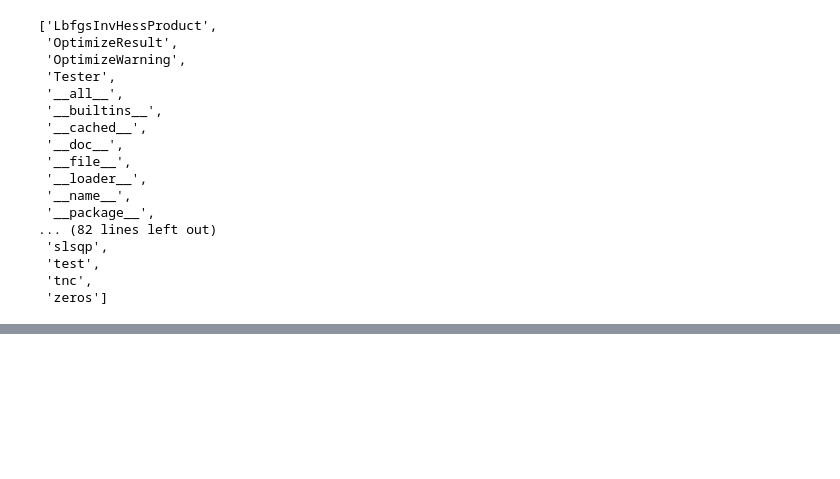
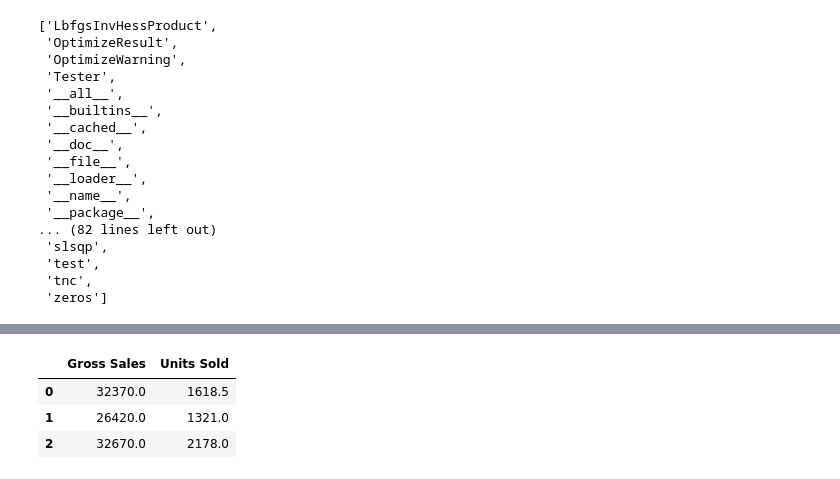
Before and after one commit to josephcslater/JupyterExamples, a Jupyter notebook: Newton_Raphson.ipynb, the cells around one changed output, grey strips where cells are left out. Saved outputs shown, nothing was run; the diff lists cells and outputs as text; code cells hidden in the pictures; blank space fills up the shorter version.

```diff
--- a/Newton_Raphson.ipynb
+++ b/Newton_Raphson.ipynb
@@ -226,0 +290,7 @@ locals()[function_name]
+# %%
+df[['Gross Sales','Units Sold']].iloc[[0,1,2],[0,1]]
+# %% [output]
+|  | Gross Sales | Units Sold |
+| 0 | 32370.0 | 1618.5 |
+| 1 | 26420.0 | 1321.0 |
+| 2 | 32670.0 | 2178.0 |
```
Also changed, not shown: parts of 12 cells of this notebook, 1 other file.
